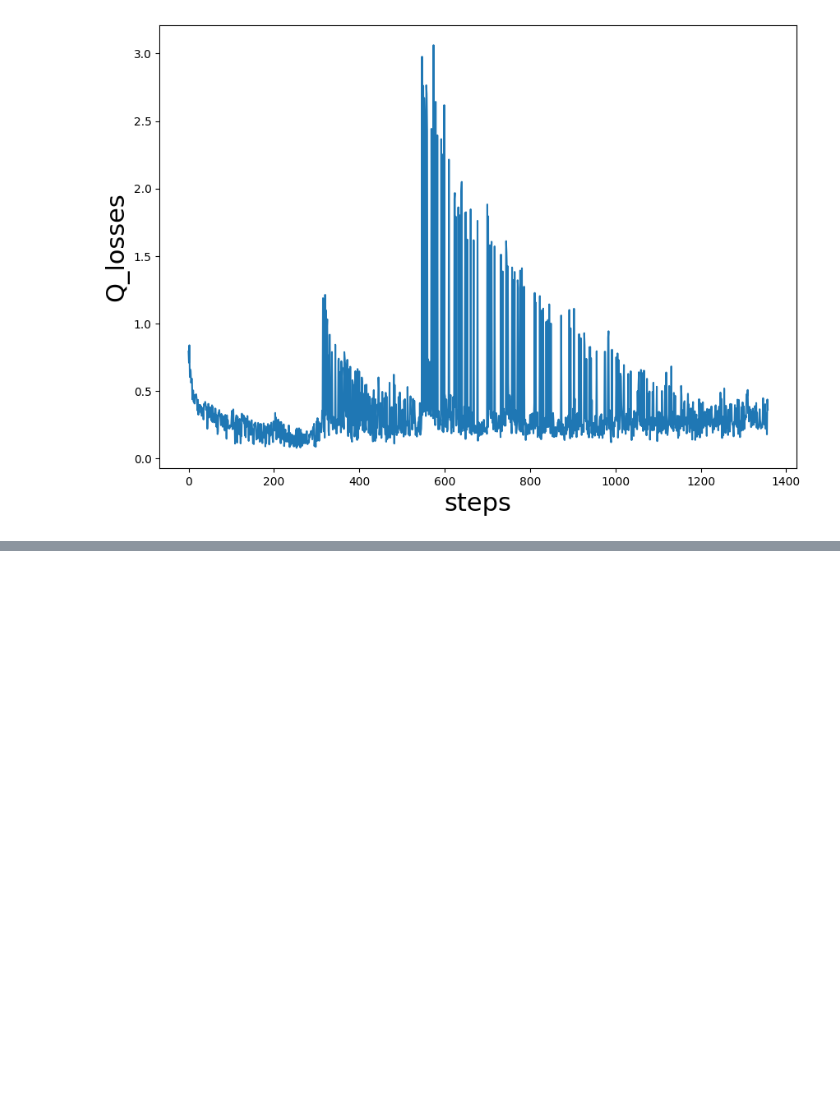
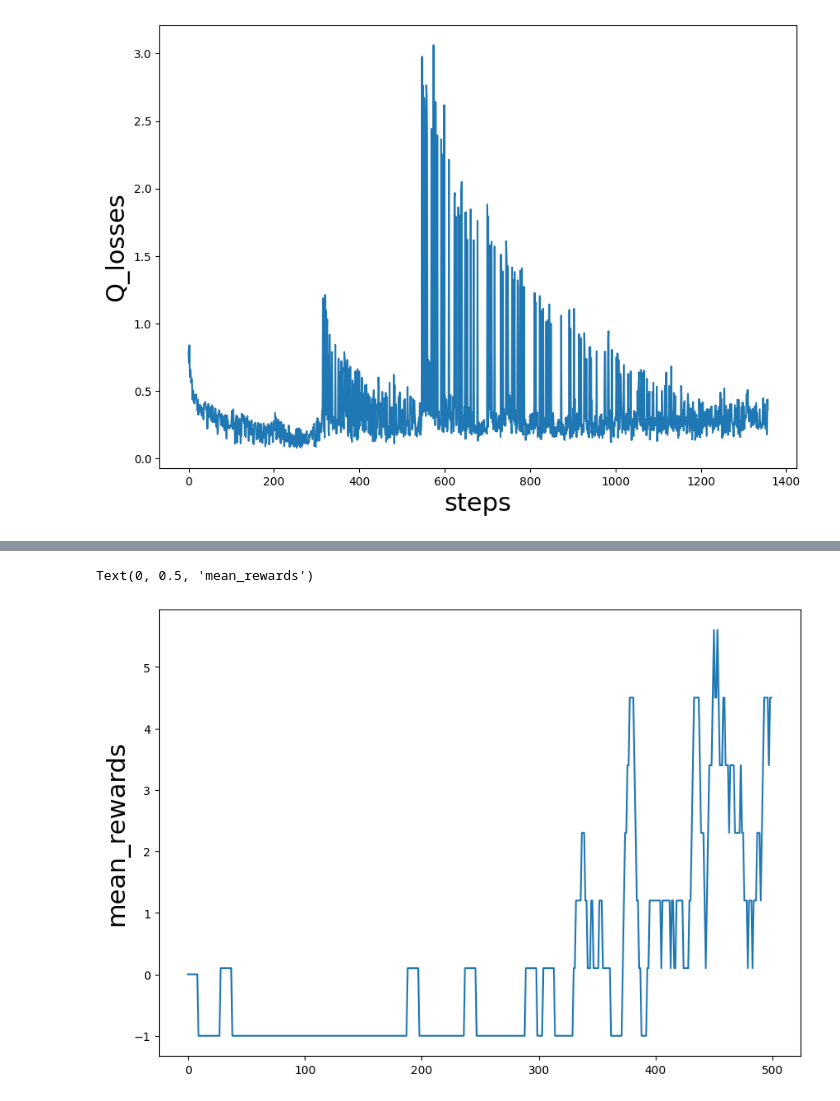
Before and after one commit to lestetedelioncourt/Testrepository, a Jupyter notebook: GridworldDeepQ.ipynb, the cells around one changed output, grey strips where cells are left out. Saved outputs shown, nothing was run; the diff lists cells and outputs as text; code cells hidden in the pictures; blank space fills up the shorter version.

```diff
--- a/GridworldDeepQ.ipynb
+++ b/GridworldDeepQ.ipynb
@@ -1189,0 +1395,7 @@ game.close()
+# %%
+plt.figure(figsize=(10,7))
+plt.plot(mean_rewards)
+plt.ylabel("mean_rewards", fontsize=22)
+# %% [output]
+Text(0, 0.5, 'mean_rewards')
+[figure, added]
```
Also changed, not shown: parts of 33 cells of this notebook.
